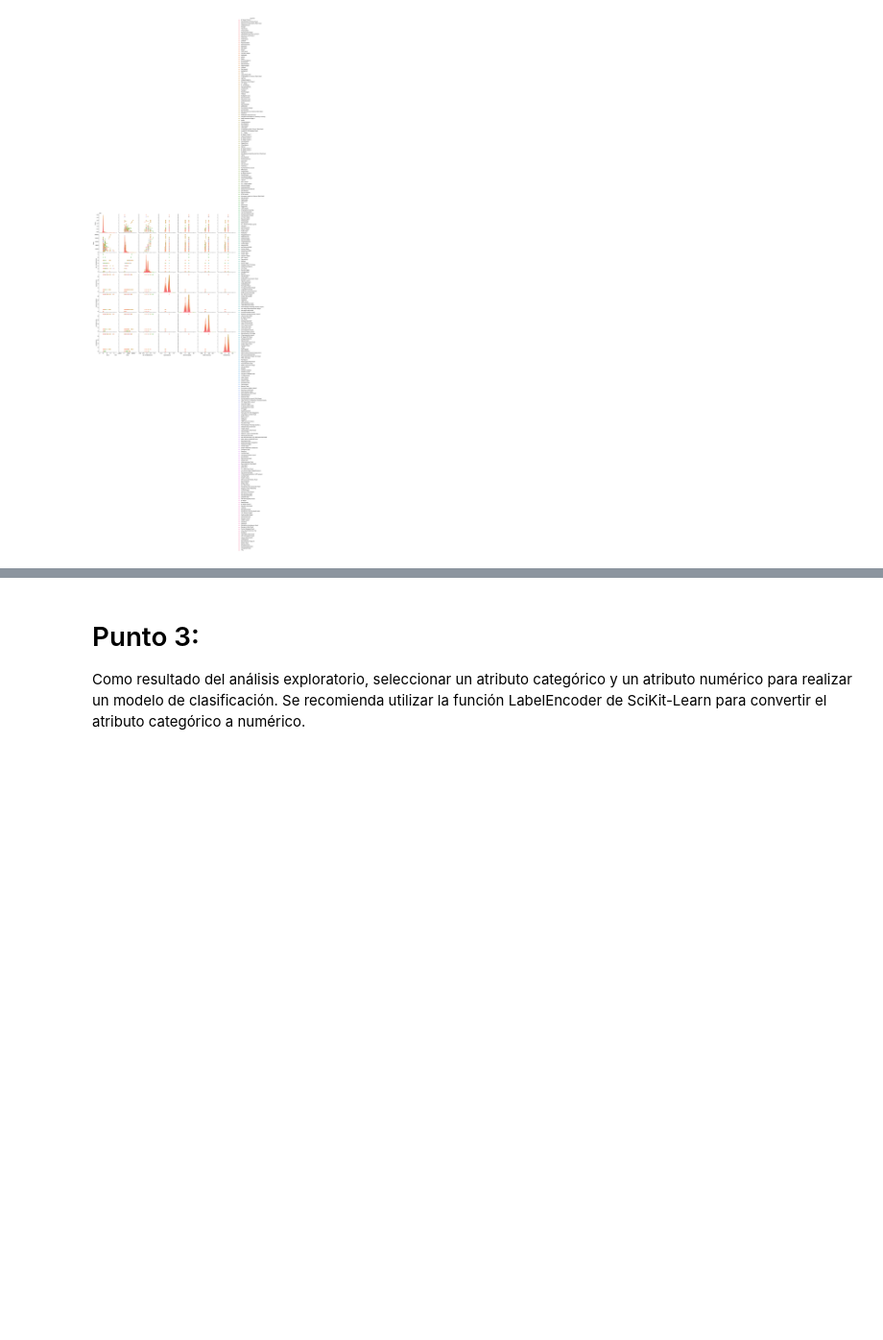
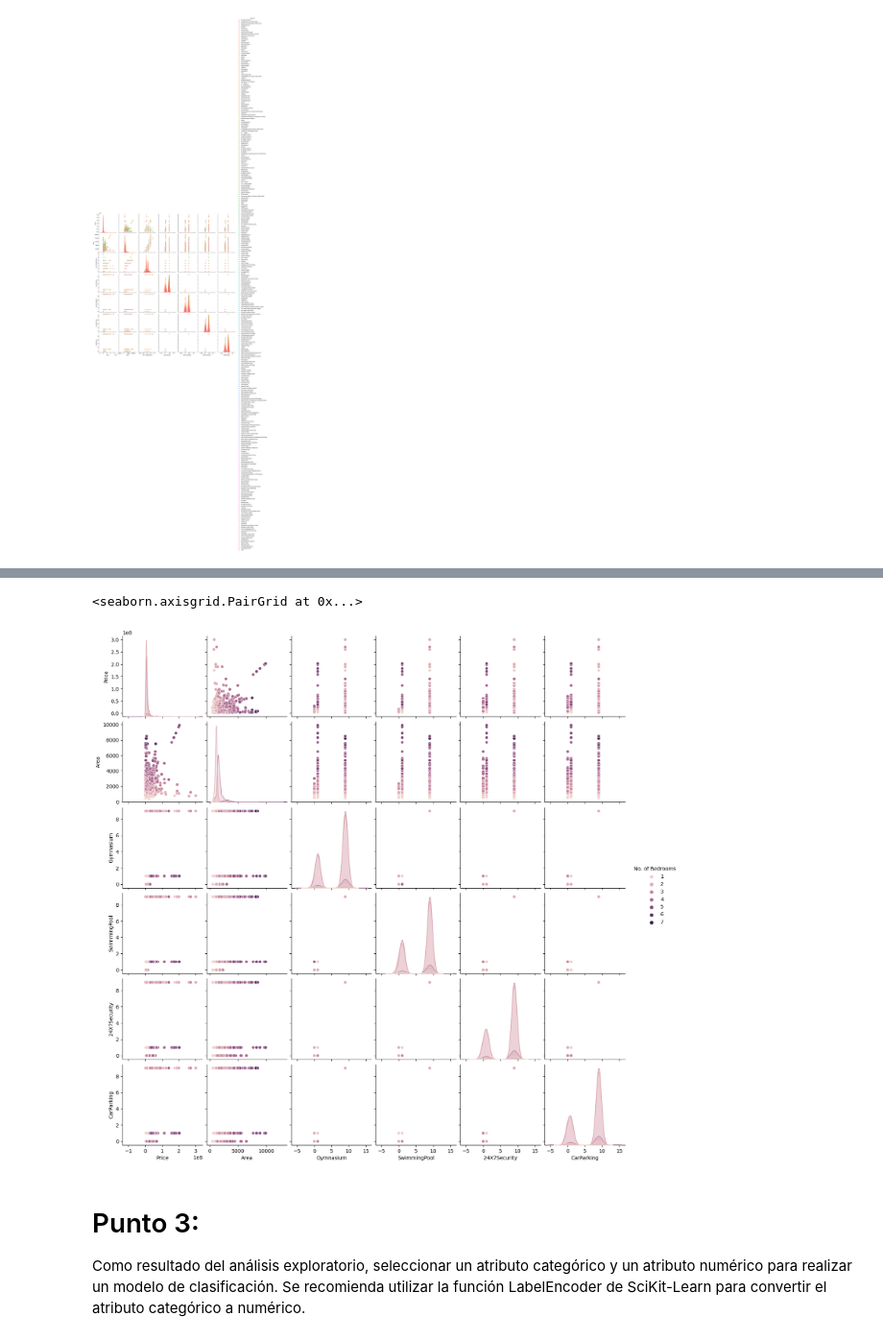
Before and after one commit to Fedezafran1/TP-Chona, a Jupyter notebook: Trabajo_Práctico_1_Modelos_Predictivos_en_SciKit_Learn.ipynb, the cells around one changed output, grey strips where cells are left out. Shown at 96% size. Cells and saved outputs as stored; diff of their text form; code cells hidden in the pictures; blank space fills up the shorter version.

```diff
--- a/Trabajo_Práctico_1_Modelos_Predictivos_en_SciKit_Learn.ipynb
+++ b/Trabajo_Práctico_1_Modelos_Predictivos_en_SciKit_Learn.ipynb
@@ -65,3 +88,8 @@ sns.pairplot(Bangalore_df, hue="Location")
+# %%
+sns.pairplot(Bangalore_df, hue="No. of Bedrooms")
+# %% [output]
+<seaborn.axisgrid.PairGrid at 0x...>
+[figure, added]
 # %% [markdown]
 # Punto 3:
 
```
Also changed, not shown: parts of 2 cells of this notebook.
